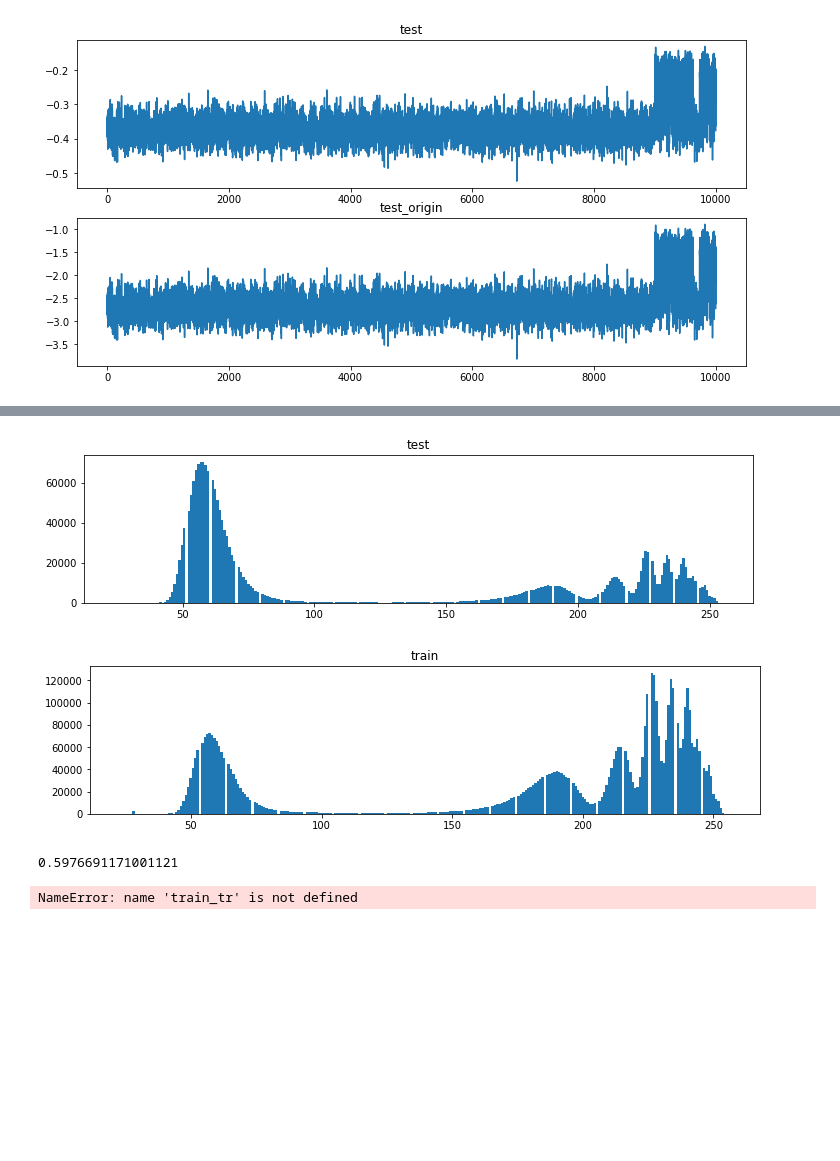
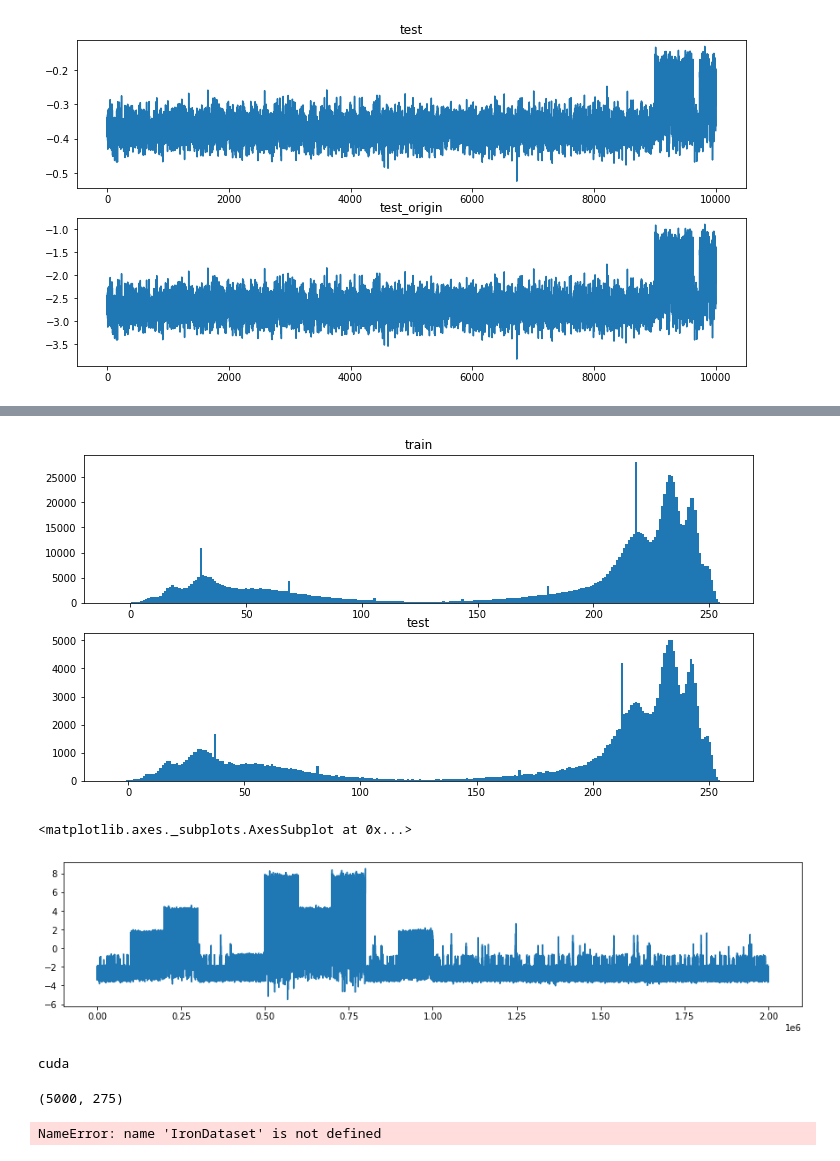
Before and after one commit to ibkuroyagi/liverpool-ion, a Jupyter notebook: test_apply.ipynb, the cells around one changed output, grey strips where cells are left out. Cells and saved outputs as stored; diff of their text form; code cells hidden in the pictures; blank space fills up the shorter version.

Commit message:
add data

```diff
--- a/test_apply.ipynb
+++ b/test_apply.ipynb
@@ -424,12 +481,10 @@ test_e = encode_mu_law(test_1.signal.values)
 
 plt.figure(figsize=(12,6))
 plt.subplot(2,1,1)
+plt.title('train')
+_=plt.hist(train_e, bins=256)
+plt.subplot(2,1,2)
 plt.title('test')
 _=plt.hist(test_e, bins=256)
-plt.figure(figsize=(12,6))
-plt.subplot(2,1,1)
-plt.title('train')
-_=plt.hist(train_e, bins=256)
 # %% [output]
-[figure, old version]
+[figure, new version]
-[figure, removed]
@@ -438,13 +491,27 @@ train["open_shift"] = train['open_channels'].shift(1).fillna(0).astype(int)
+# %%
+train, test_1 = read_data()
+plt.figure(figsize=(15,3))
+test_1.signal.plot()
+# %% [output]
+<matplotlib.axes._subplots.AxesSubplot at 0x...>
+[figure, added]
 # %%
 from sklearn.metrics import f1_score
 
 train_score = f1_score(train['open_channels'].values, train["open_shift"].values,
                                labels=list(range(11)), average='macro')
-# %%
-train_score
-# %% [output]
-0.5976691171001121
-# %%
-train_dataset = IronDataset(train, train_tr)
-# %% [output]
-NameError: name 'train_tr' is not defined
+# %%
+print(device)
+device = "cuda"
+train_dataset[0][0].shape
+# %% [output]
+cuda
+(5000, 275)
+# %%
+train, test = read_data()
+train, test = normalize(train, test)
+# tmp, tmp_tr = make_dataset(train, test, slide=2000)
+train, train_tr = make_dataset(train, test, slide=0)
+train_dataset = IronDataset(train, train_tr)
+# %% [output]
+NameError: name 'IronDataset' is not defined
```
Also changed, not shown: parts of 13 cells of this notebook, 15 other files.
